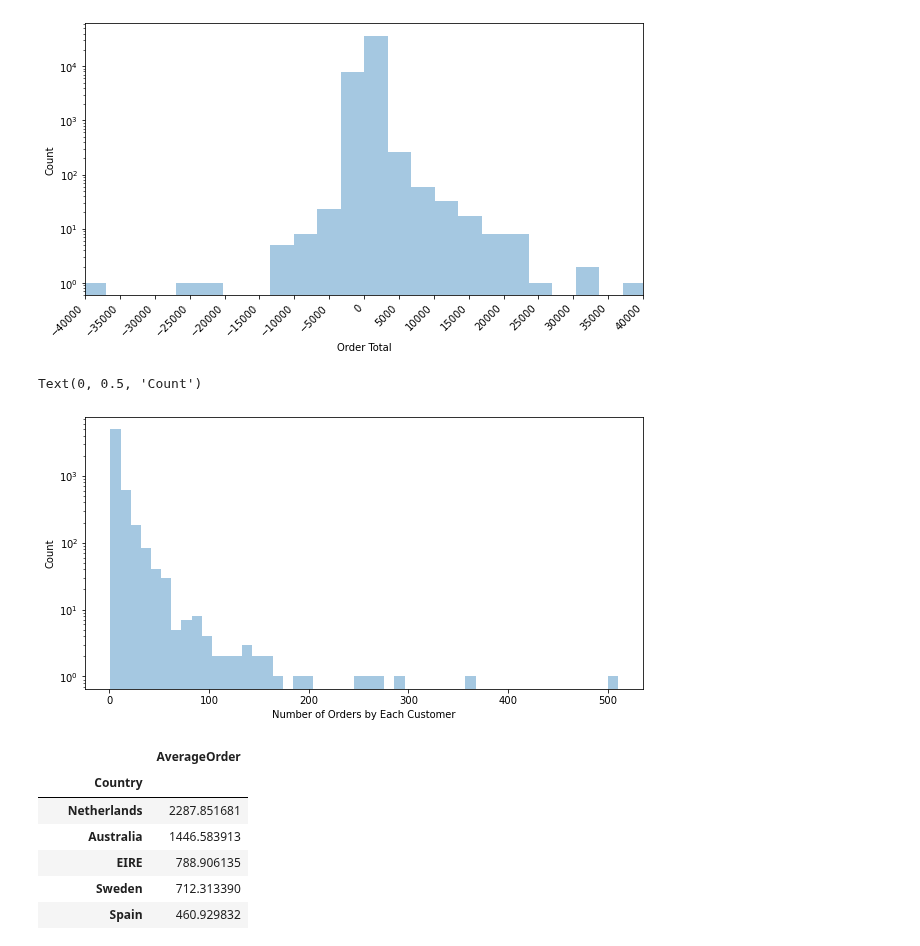
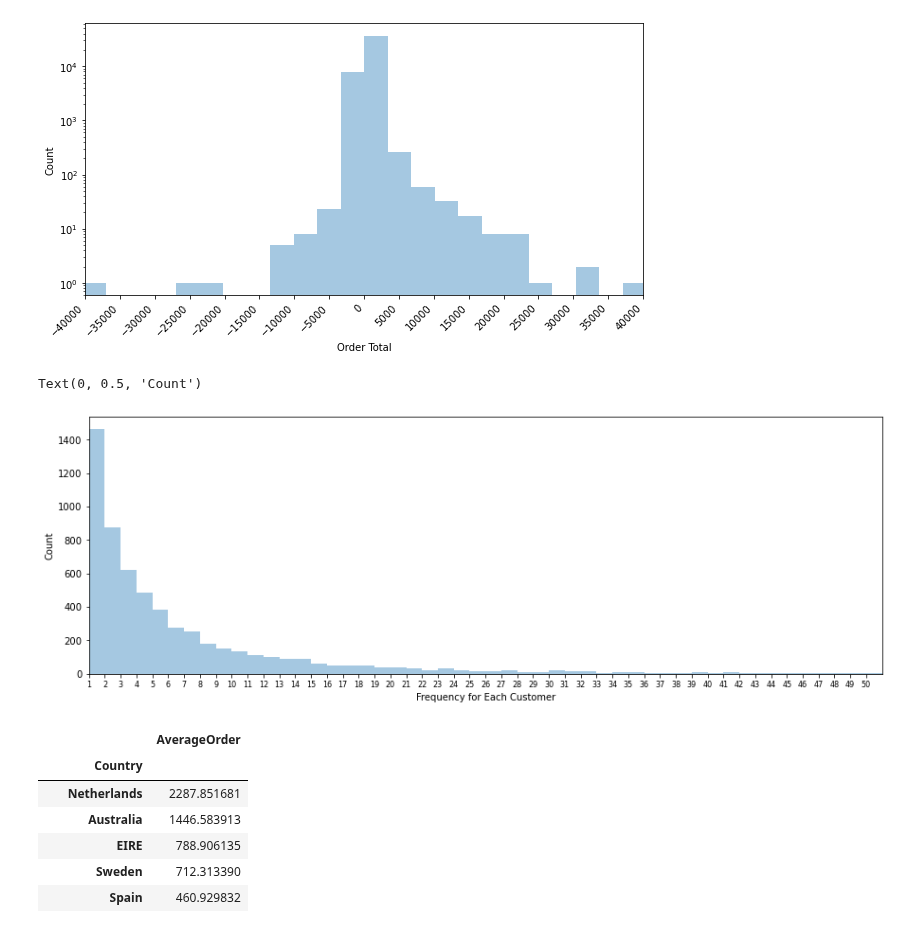
Before and after one commit to amythemirror/Customer_Lifetime_Value_Prediction, a Jupyter notebook: EDA.ipynb, the cells around one changed output. Cells and saved outputs as stored; diff of their text form; code cells hidden in the pictures.

Commit message:
Updated data visualization and hypothesis testing

```diff
--- a/EDA.ipynb
+++ b/EDA.ipynb
@@ -6,7 +6,7 @@ import numpy as np
 import matplotlib.pyplot as plt
 import seaborn as sns
 # %%
-df = pd.read_csv('data_wrangling.csv')
+df = pd.read_csv('data_wrangling.csv',parse_dates=['InvoiceDate'])
 df.drop('Unnamed: 0', axis=1, inplace=True)
 df.head()
 # %% [output]
@@ -100,18 +100,19 @@ plt.ylabel('Count')
 Text(0, 0.5, 'Count')
 [figure]
 # %%
-# calculate number of orders by each customer
-num_by_cus = orders['CustomerID'].value_counts()
+# calculate frequency for each customer
+frequency = orders['CustomerID'].value_counts().rename('Frequency')
 
 # plot a histogram
-plt.figure(figsize=(10,5))
-sns.distplot(num_by_cus,bins=50,kde=False)
-plt.yscale('log')
-plt.xlabel('Number of Orders by Each Customer')
+plt.figure(figsize=(15,5))
+sns.distplot(frequency,bins=np.arange(1,500,1),kde=False)
+plt.xlim(1,51)
+plt.xticks(np.arange(1,51,1),fontsize=8)
+plt.xlabel('Frequency for Each Customer')
 plt.ylabel('Count')
 # %% [output]
 Text(0, 0.5, 'Count')
-[figure, old version]
+[figure, new version]
 # %%
 # top 10 countries sorted by number of orders
 countries = orders['Country'].value_counts().head(10).index
```
Also changed, not shown: parts of 9 cells of this notebook.
